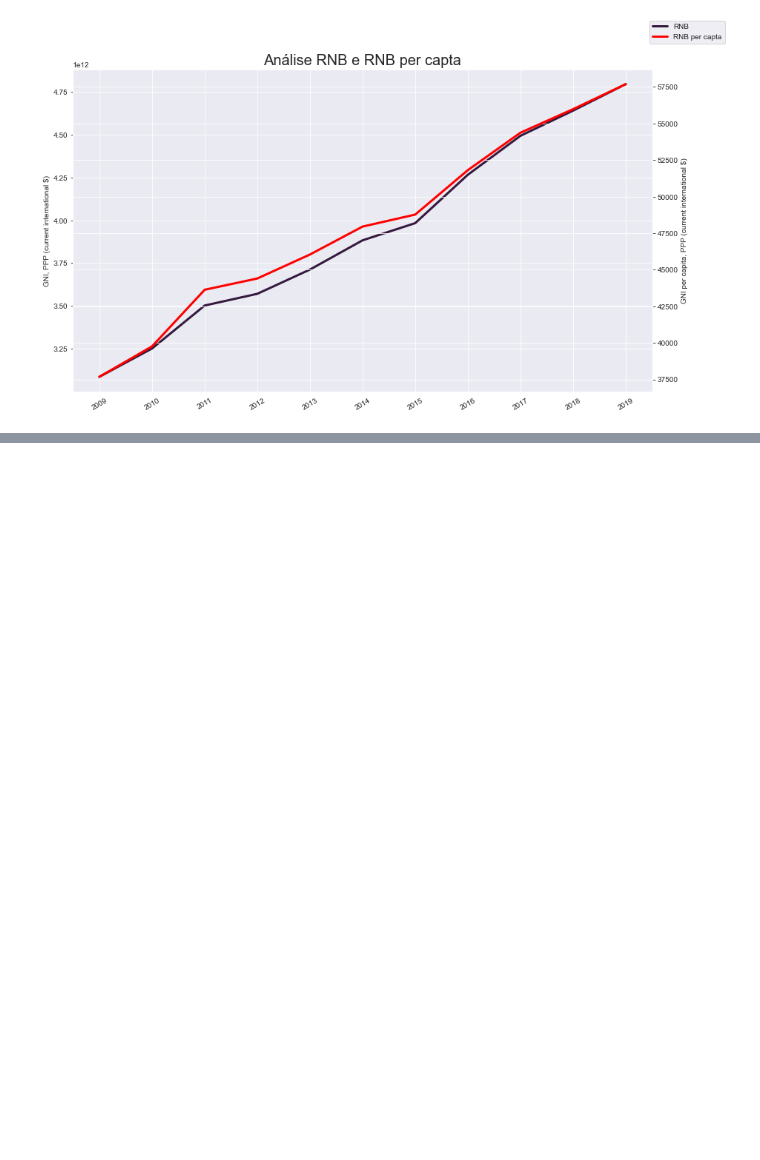
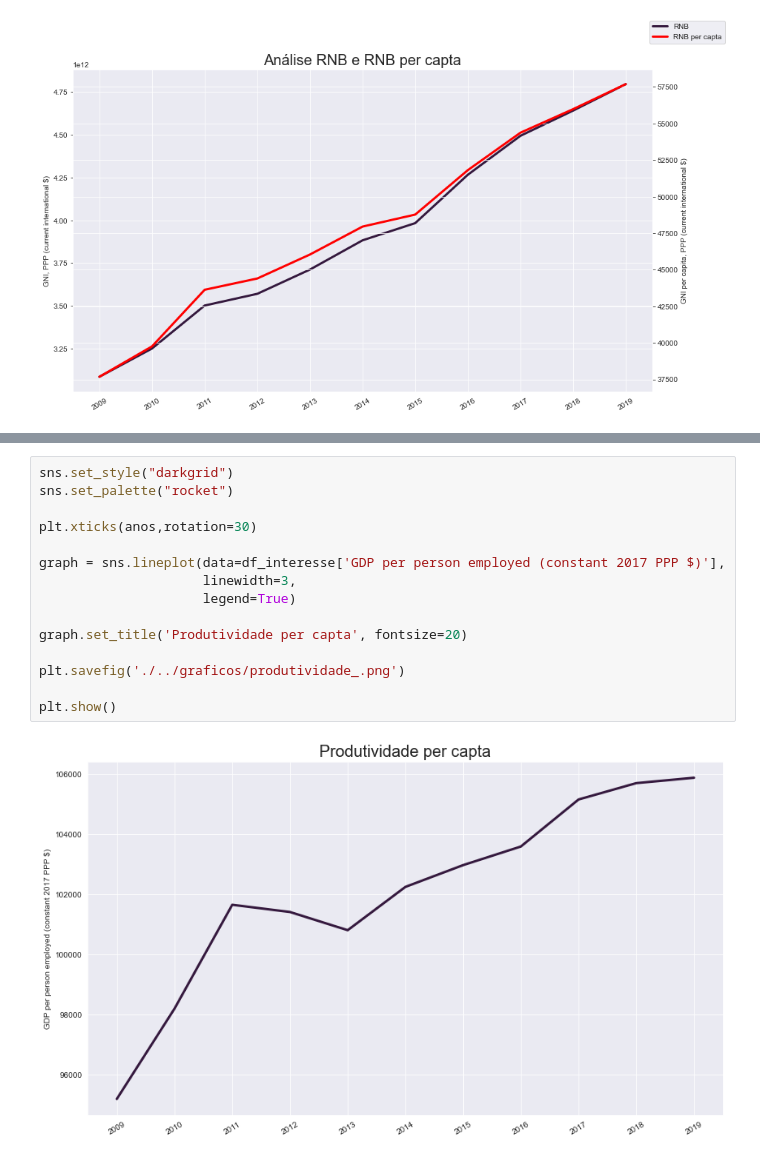
Before and after one commit to rmcnribeiro/T3_ECO-A, a Jupyter notebook: codigos/trabalho_3.ipynb, the cells around one changed output, grey strips where cells are left out. Drawn from its saved outputs; the diff is of its cells as text; blank space fills up the shorter version.

```diff
--- a/codigos/trabalho_3.ipynb
+++ b/codigos/trabalho_3.ipynb
@@ -127,0 +195,17 @@ plt.show()
+# %%
+sns.set_style("darkgrid")
+sns.set_palette("rocket")
+
+plt.xticks(anos,rotation=30)
+
+graph = sns.lineplot(data=df_interesse['GDP per person employed (constant 2017 PPP $)'],
+                     linewidth=3,
+                     legend=True)
+
+graph.set_title('Produtividade per capta', fontsize=20)
+
+plt.savefig('./../graficos/produtividade_.png')
+
+plt.show()
+# %% [output]
+[figure, added]
```
Also changed, not shown: parts of 9 cells of this notebook, 2 other files.
